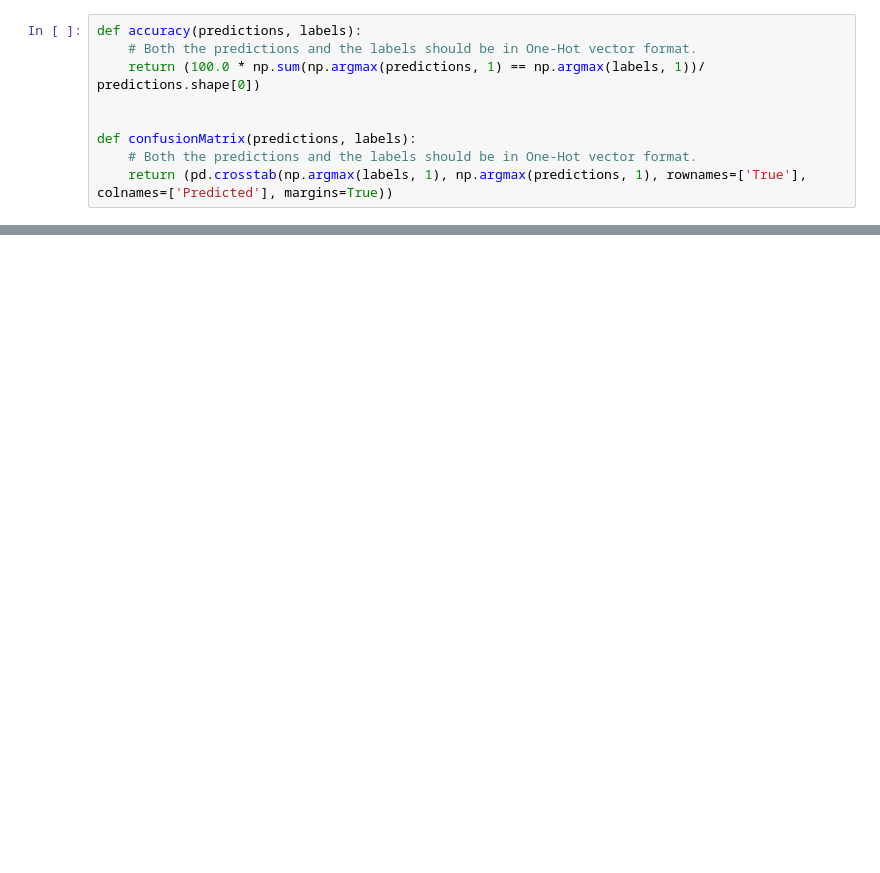
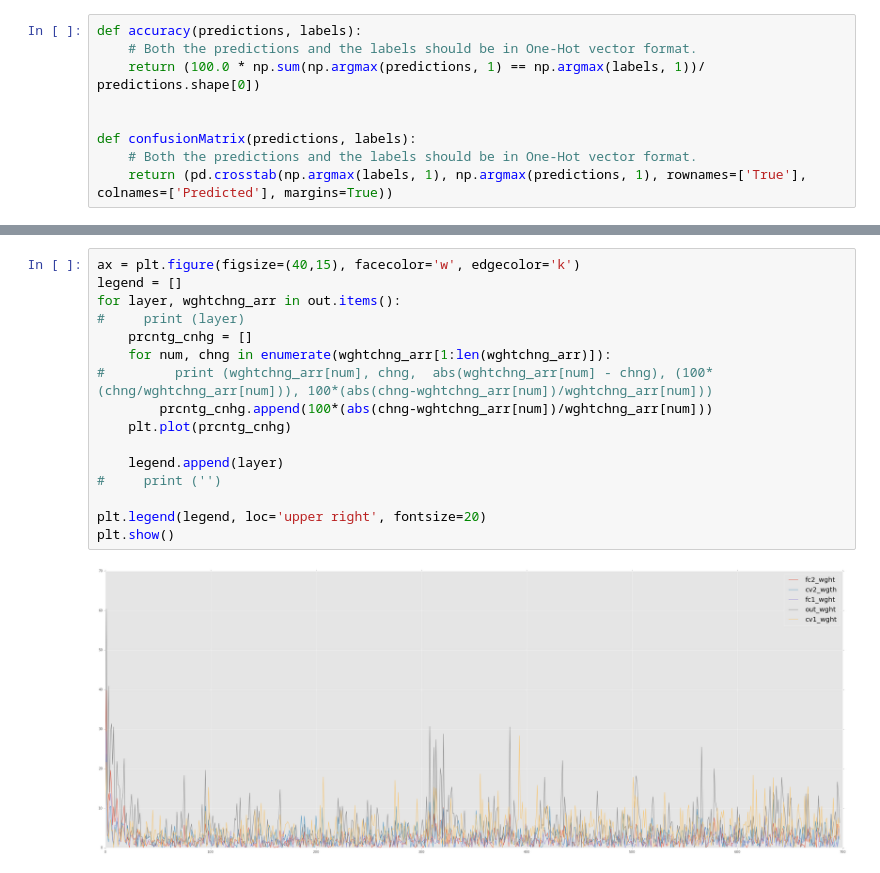
Before and after one commit to Sardhendu/CIFAR10-Object-Recognition, a Jupyter notebook: Model-Sardhendu/ConvNets.ipynb, the cells around one changed output, grey strips where cells are left out. Drawn from its saved outputs; the diff is of its cells as text; blank space fills up the shorter version.

```diff
--- a/Model-Sardhendu/ConvNets.ipynb
+++ b/Model-Sardhendu/ConvNets.ipynb
@@ -526,0 +445,18 @@ All        500  500  1000
+# %%
+ax = plt.figure(figsize=(40,15), facecolor='w', edgecolor='k')
+legend = []
+for layer, wghtchng_arr in out.items():
+#     print (layer)
+    prcntg_cnhg = []
+    for num, chng in enumerate(wghtchng_arr[1:len(wghtchng_arr)]):
+#         print (wghtchng_arr[num], chng,  abs(wghtchng_arr[num] - chng), (100* (chng/wghtchng_arr[num])), 100*(abs(chng-wghtchng_arr[num])/wghtchng_arr[num]))
+        prcntg_cnhg.append(100*(abs(chng-wghtchng_arr[num])/wghtchng_arr[num]))
+    plt.plot(prcntg_cnhg)
+
+    legend.append(layer)
+#     print ('')
+
+plt.legend(legend, loc='upper right', fontsize=20)
+plt.show()
+# %% [output]
+[figure, added]
```
Also changed, not shown: parts of 23 cells of this notebook, 2 other files.
